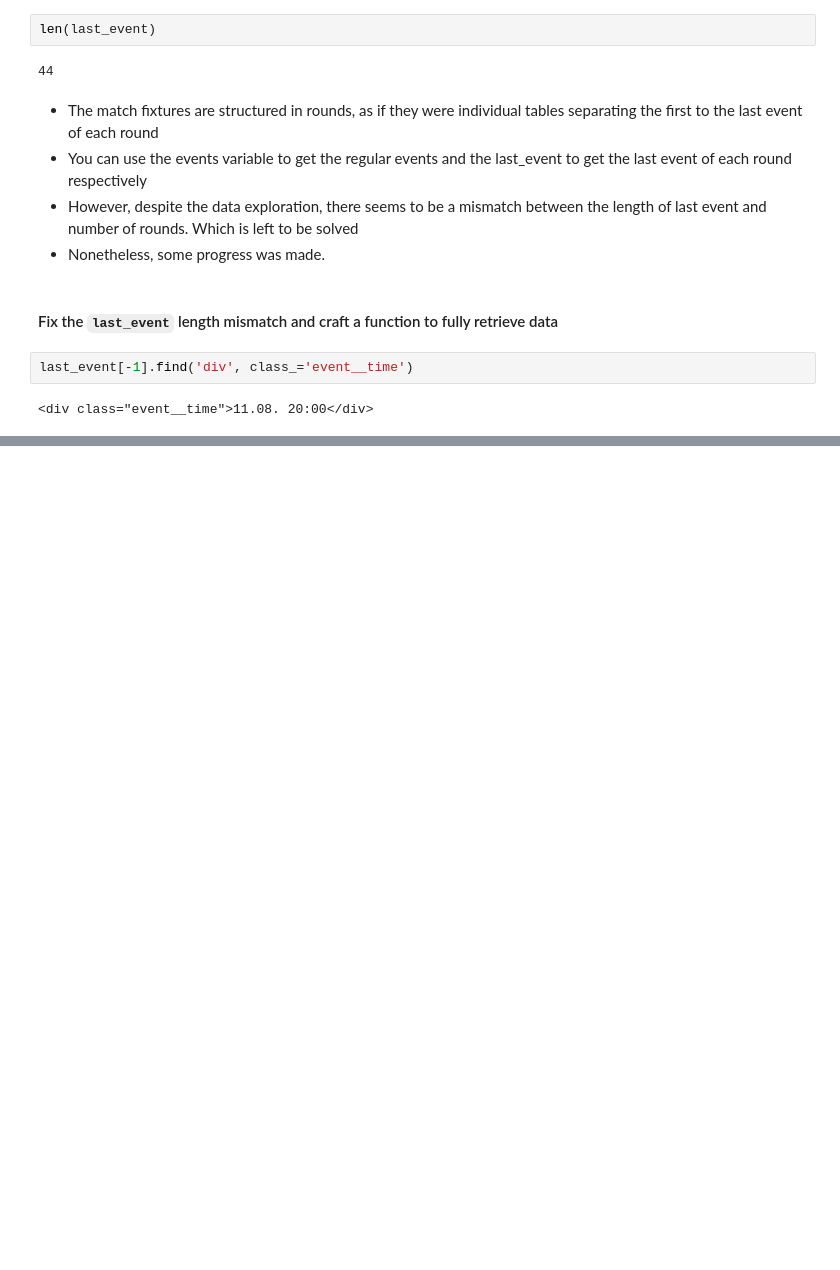
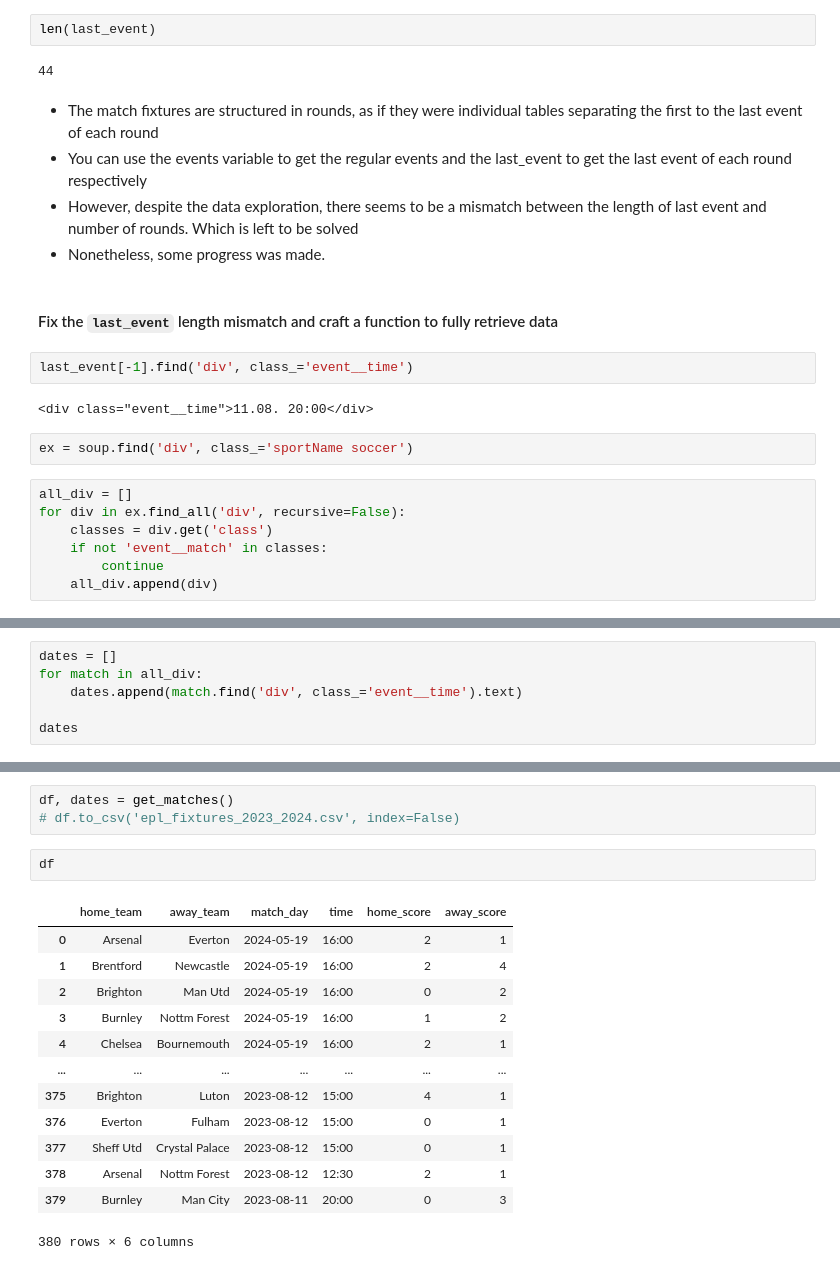
Before and after one commit to Archbaer/match_fixtures, a Jupyter notebook: blueprint.ipynb, the cells around one changed output, grey strips where cells are left out. Cells and saved outputs as stored; diff of their text form; blank space fills up the shorter version.

Commit message:
refactored get_matches function to collect data more efficiently from all seasons

```diff
--- a/blueprint.ipynb
+++ b/blueprint.ipynb
@@ -54,3 +54,12 @@ len(last_event)
 last_event[-1].find('div', class_='event__time')
 # %% [output]
 <div class="event__time">11.08. 20:00</div>
+# %%
+ex = soup.find('div', class_='sportName soccer')
+# %%
+all_div = []
+for div in ex.find_all('div', recursive=False):
+    classes = div.get('class')
+    if not 'event__match' in classes:
+        continue
+    all_div.append(div)
@@ -56,0 +82,6 @@ last_event[-1].find('div', class_='event__time')
+# %%
+dates = []
+for match in all_div:
+    dates.append(match.find('div', class_='event__time').text)
+
+dates
@@ -56,0 +152,19 @@ last_event[-1].find('div', class_='event__time')
+# %%
+df, dates = get_matches()
+# df.to_csv('epl_fixtures_2023_2024.csv', index=False)
+# %%
+df
+# %% [output]
+|  | home_team | away_team | match_day | time | home_score | away_score |
+| 0 | Arsenal | Everton | 2024-05-19 | 16:00 | 2 | 1 |
+| 1 | Brentford | Newcastle | 2024-05-19 | 16:00 | 2 | 4 |
+| 2 | Brighton | Man Utd | 2024-05-19 | 16:00 | 0 | 2 |
+| 3 | Burnley | Nottm Forest | 2024-05-19 | 16:00 | 1 | 2 |
+| 4 | Chelsea | Bournemouth | 2024-05-19 | 16:00 | 2 | 1 |
+| ... | ... | ... | ... | ... | ... | ... |
+| 375 | Brighton | Luton | 2023-08-12 | 15:00 | 4 | 1 |
+| 376 | Everton | Fulham | 2023-08-12 | 15:00 | 0 | 1 |
+| 377 | Sheff Utd | Crystal Palace | 2023-08-12 | 15:00 | 0 | 1 |
+| 378 | Arsenal | Nottm Forest | 2023-08-12 | 12:30 | 2 | 1 |
+| 379 | Burnley | Man City | 2023-08-11 | 20:00 | 0 | 3 |
+380 rows × 6 columns
```
Also changed, not shown: parts of 10 cells of this notebook, 1 other file.
